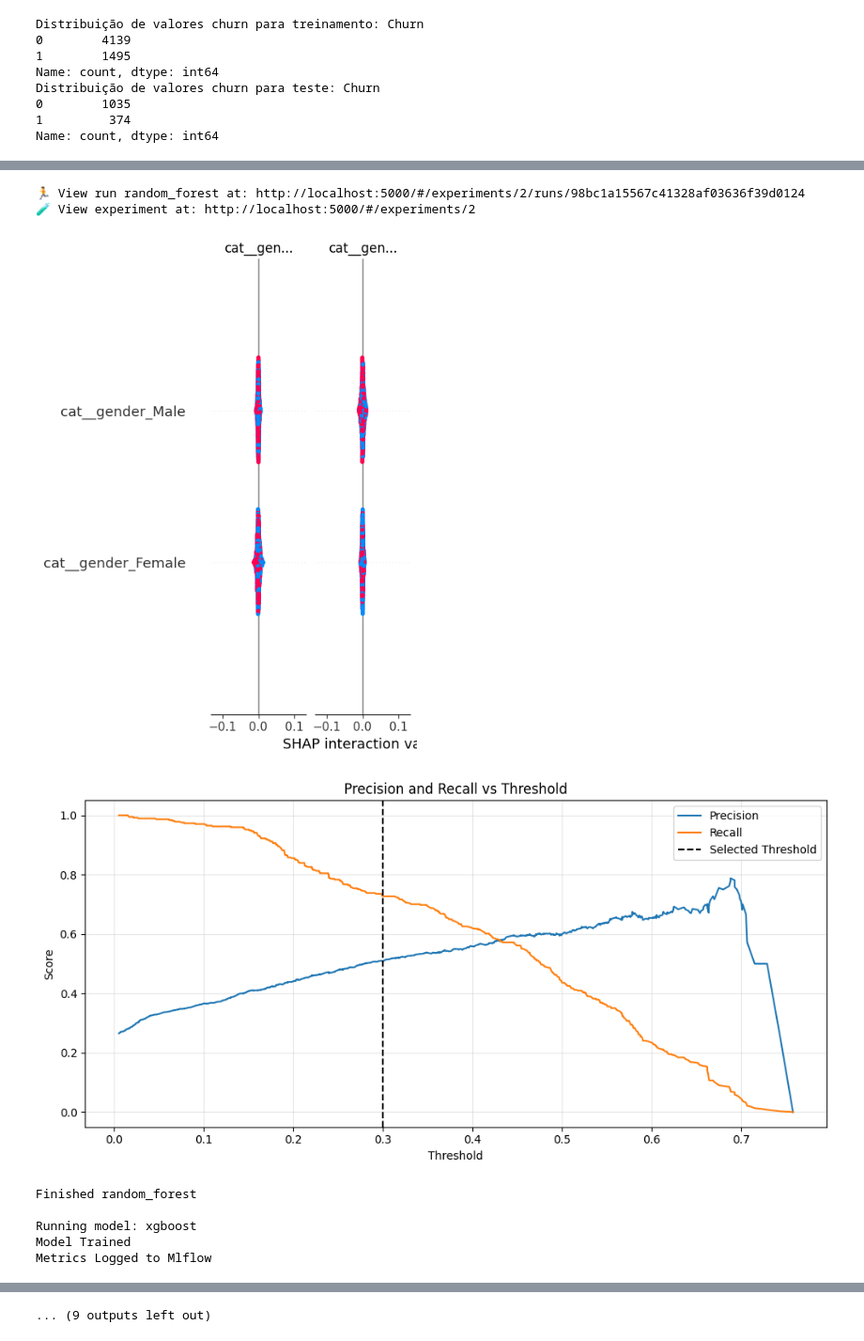
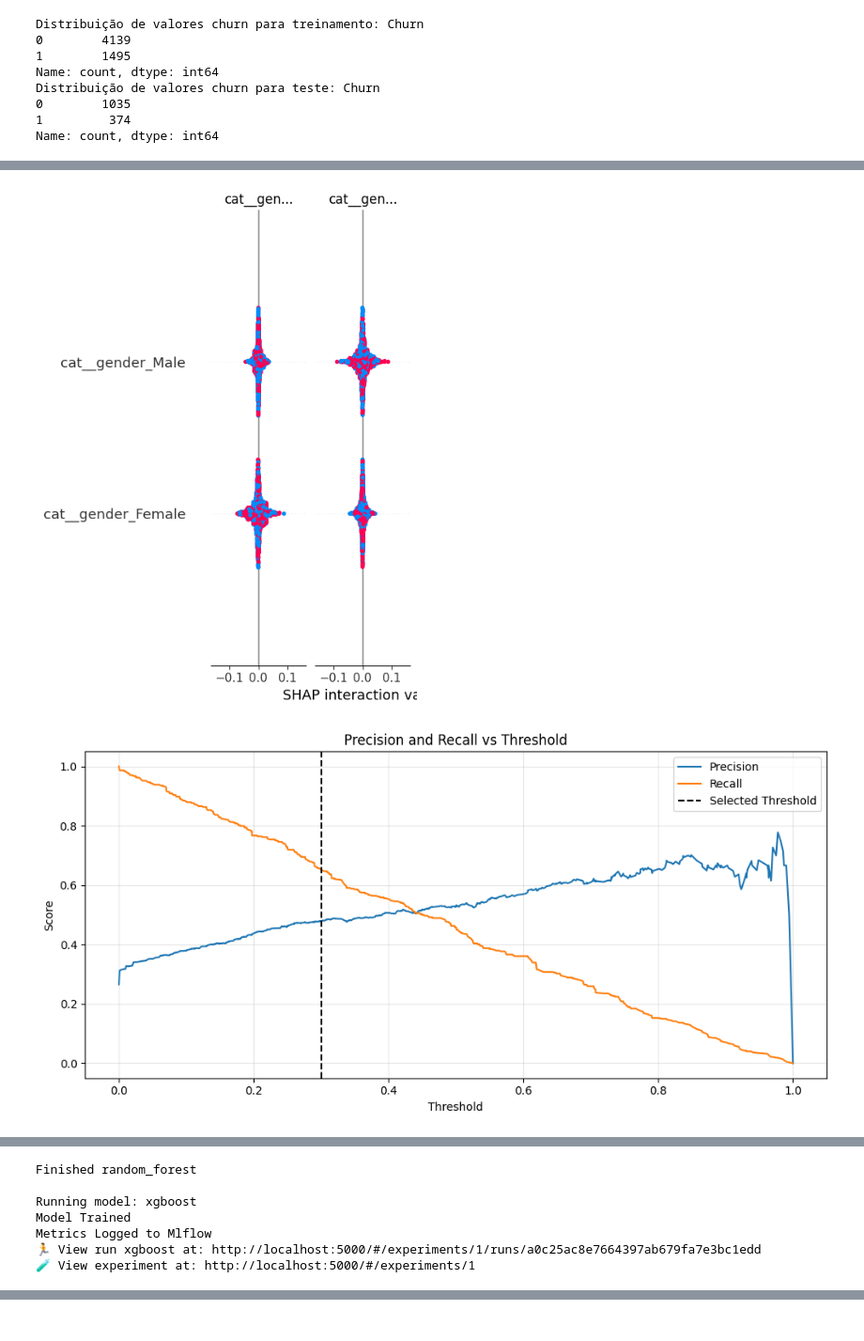
Before and after one commit to SylvioRubens/churn_model_fastapi, a Jupyter notebook: notebook/EDA.ipynb, the cells around one changed output, grey strips where cells are left out. Shown at 94% size. Saved outputs shown, nothing was run; the diff lists cells and outputs as text; code cells hidden in the pictures.

```diff
--- a/notebook/EDA.ipynb
+++ b/notebook/EDA.ipynb
@@ -532,7 +585,7 @@ def train_and_log_model(model, model_name, X_train, X_test, y_train, y_test, thr
         mlflow.log_figure(plt.gcf(), "shap_summary.png")
 
         # Log model
-        mlflow.sklearn.log_model(model, artifact_path="model")
+        mlflow.sklearn.log_model(model, name=model_name)
 # %%
 import seaborn as sns
 import matplotlib.pyplot as plt
@@ -627,49 +680,22 @@ preprocessor_tree = ColumnTransformer(
 
 models = {
     "random_forest": {
-        "model": RandomForestClassifier(
-            n_estimators=300,
-            max_depth=10,
-            min_samples_leaf=20,
-            random_state=42,
-            n_jobs=-1
-        ),
+        "model": RandomForestClassifier(),
         "preprocessor": preprocessor_tree
     },
 
     "xgboost": {
-        "model": XGBClassifier(
-            n_estimators=300,
-            max_depth=6,
-            learning_rate=0.05,
-            subsample=0.8,
-            colsample_bytree=0.8,
-            eval_metric="logloss",
-            random_state=42
-        ),
+        "model": XGBClassifier(),
         "preprocessor": preprocessor_tree
     },
 
     "lightgbm": {
-        "model": LGBMClassifier(
-            n_estimators=500,
-            learning_rate=0.05,
-            max_depth=-1,
-            num_leaves=31,
-            random_state=42
-        ),
+        "model": LGBMClassifier(),
         "preprocessor": preprocessor_tree
     },
 
     "catboost": {
-        "model": CatBoostClassifier(
-            iterations=500,
-            depth=6,
-            learning_rate=0.05,
-            loss_function="Logloss",
-            verbose=False,
-            random_state=42
-        ),
+        "model": CatBoostClassifier(),
         "preprocessor": preprocessor_tree
     }
 }
@@ -678,9 +704,8 @@ import mlflow
 import mlflow.sklearn
 
 THRESHOLD = 0.3
-EXPERIMENT_NAME = "Churn Prediction Experiment"
 
-mlflow.set_experiment(EXPERIMENT_NAME)
+mlflow.set_experiment(MLFLOW_EXPERIMENT_NAME)
 
 
 for model_name, cfg in models.items():
@@ -728,9 +754,2 @@ Metrics Logged to Mlflow
-🏃 View run random_forest at: http://localhost:5000/#/experiments/2/runs/98bc1a15567c41328af03636f39d0124
-🧪 View experiment at: http://localhost:5000/#/experiments/2
-[figure, old version]
+[figure, new version]
-[figure, old version]
+[figure, new version]
-Finished random_forest
-
-Running model: xgboost
-Model Trained
-Metrics Logged to Mlflow
@@ -739,0 +756,7 @@ Metrics Logged to Mlflow
+Finished random_forest
+
+Running model: xgboost
+Model Trained
+Metrics Logged to Mlflow
+🏃 View run xgboost at: http://localhost:5000/#/experiments/1/runs/a0c25ac8e7664397ab679fa7e3bc1edd
+🧪 View experiment at: http://localhost:5000/#/experiments/1
@@ -756 +764,0 @@ Metrics Logged to Mlflow
-... (9 outputs left out)
```
Also changed, not shown: parts of 9 cells of this notebook, 4 other files.
